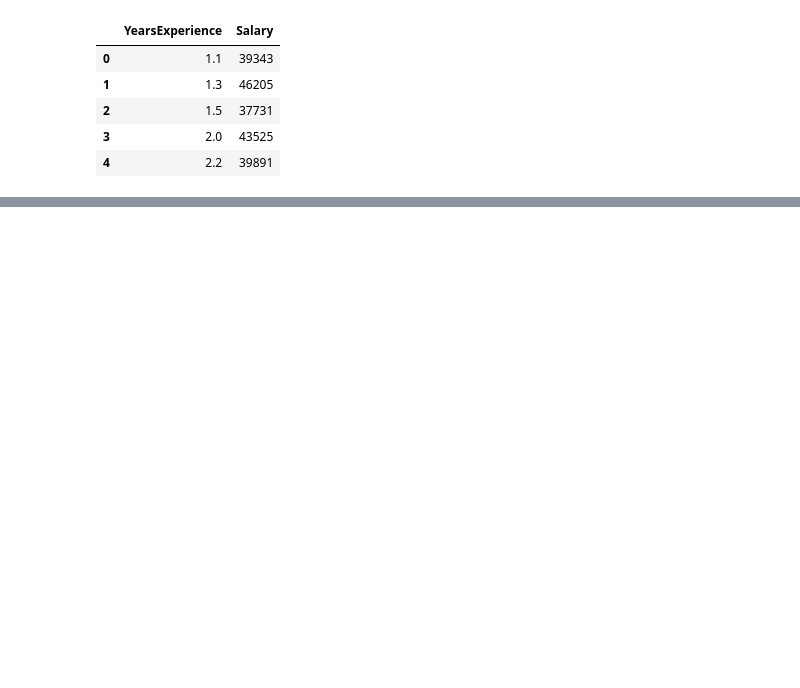
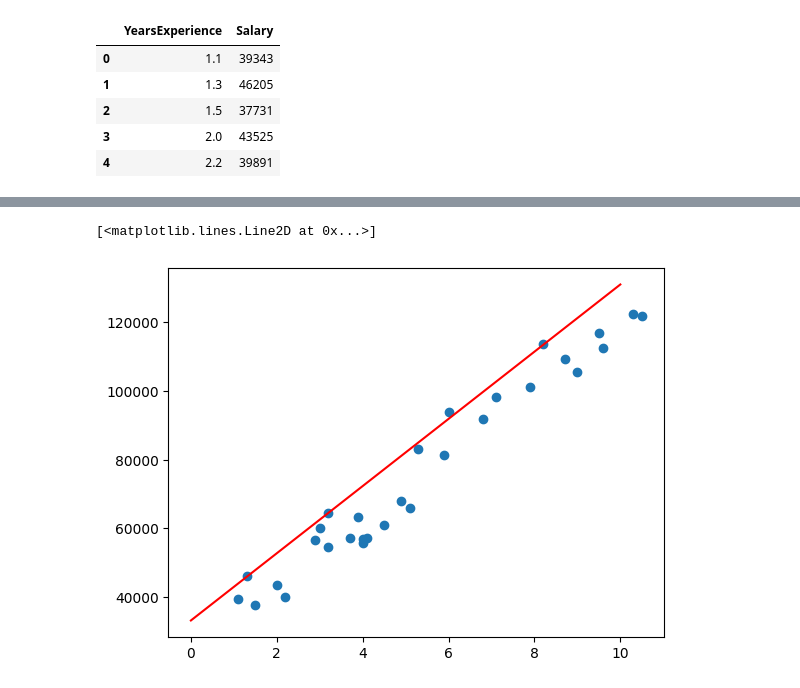
Before and after one commit to anshul-dying/ML-Algos-From-Scratch, a Jupyter notebook: 1. LinearRegression_from_scratch/test.ipynb, the cells around one changed output, grey strips where cells are left out. Cells and saved outputs as stored; diff of their text form; code cells hidden in the pictures; blank space fills up the shorter version.

```diff
--- a/1. LinearRegression_from_scratch/test.ipynb
+++ b/1. LinearRegression_from_scratch/test.ipynb
@@ -31,0 +39,8 @@ plt.plot(eqn)
+# %%
+plt.scatter(X, y)
+x = range(1, 12)
+eqn = ridge.weights[0] + ridge.weights[1] * x
+plt.plot(eqn, c='red')
+# %% [output]
+[<matplotlib.lines.Line2D at 0x...>]
+[figure, added]
```
Also changed, not shown: parts of 4 cells of this notebook, 5 other files.
